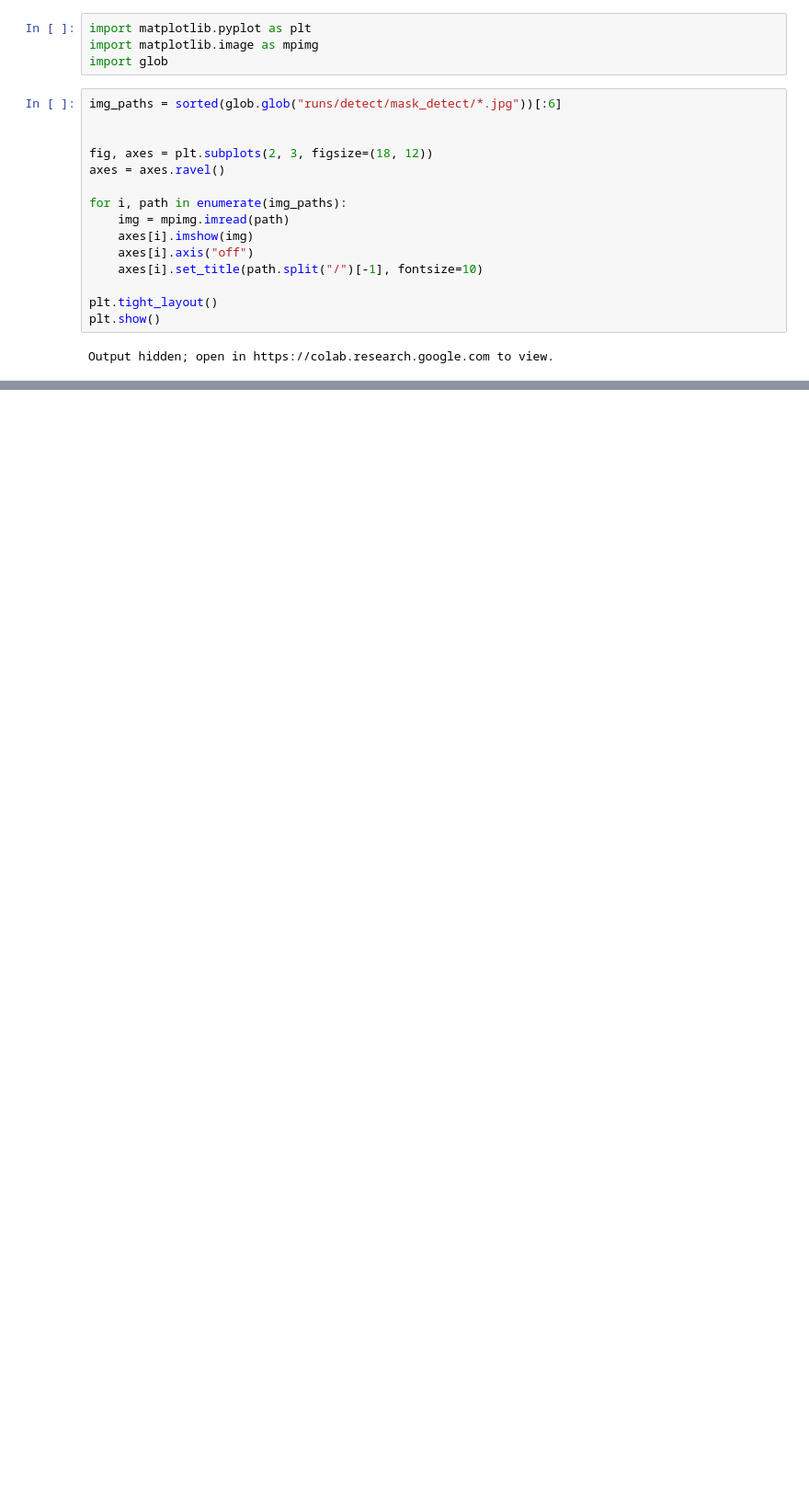
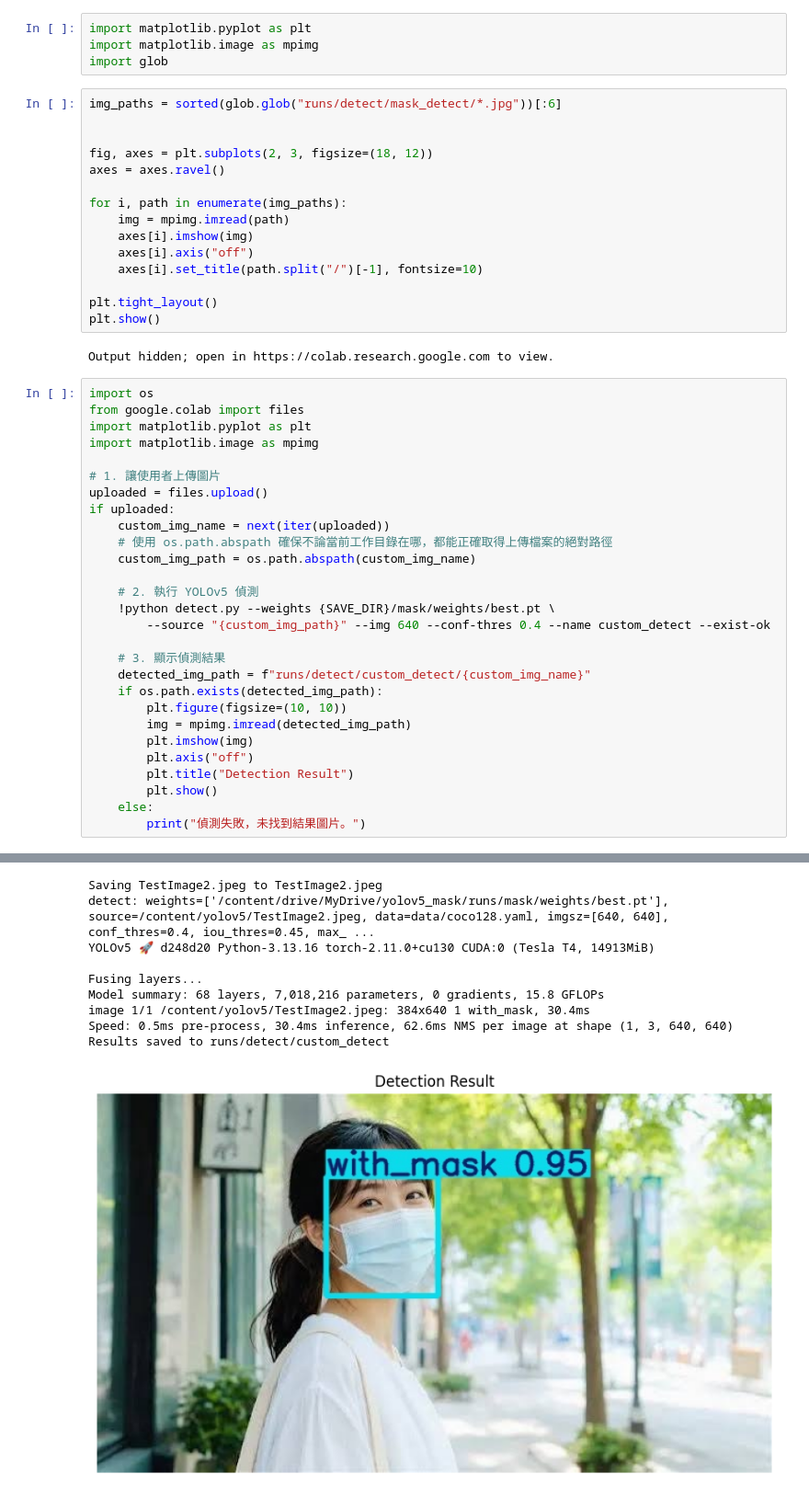
Before and after one commit to 11325017-ship-it/yolov5-mask-detection-colab, a Jupyter notebook: yolov5_mask_training.ipynb, the cells around one changed output, grey strips where cells are left out. Shown at 92% size. Saved outputs shown, nothing was run; the diff lists cells and outputs as text; blank space fills up the shorter version.

```diff
--- a/yolov5_mask_training.ipynb
+++ b/yolov5_mask_training.ipynb
@@ -144,3 +144,32 @@ plt.tight_layout()
 plt.show()
 # %% [output]
 Output hidden; open in https://colab.research.google.com to view.
+# %%
+import os
+from google.colab import files
+import matplotlib.pyplot as plt
+import matplotlib.image as mpimg
+
+# 1. 讓使用者上傳圖片
+uploaded = files.upload()
+if uploaded:
+    custom_img_name = next(iter(uploaded))
+    # 使用 os.path.abspath 確保不論當前工作目錄在哪，都能正確取得上傳檔案的絕對路徑
+    custom_img_path = os.path.abspath(custom_img_name)
+
+    # 2. 執行 YOLOv5 偵測
+    !python detect.py --weights {SAVE_DIR}/mask/weights/best.pt \
+        --source "{custom_img_path}" --img 640 --conf-thres 0.4 --name custom_detect --exist-ok
+
+    # 3. 顯示偵測結果
+    detected_img_path = f"runs/detect/custom_detect/{custom_img_name}"
+    if os.path.exists(detected_img_path):
+        plt.figure(figsize=(10, 10))
+        img = mpimg.imread(detected_img_path)
+        plt.imshow(img)
+        plt.axis("off")
+        plt.title("Detection Result")
+        plt.show()
+    else:
+        print("偵測失敗，未找到結果圖片。")
+# %% [output]
@@ -146,0 +177,10 @@ Output hidden; open in https://colab.research.google.com to view.
+Saving TestImage2.jpeg to TestImage2.jpeg
+detect: weights=['/content/drive/MyDrive/yolov5_mask/runs/mask/weights/best.pt'], source=/content/yolov5/TestImage2.jpeg, data=data/coco128.yaml, imgsz=[640, 640], conf_thres=0.4, iou_thres=0.45, max_ ...
+YOLOv5 🚀 d248d20 Python-3.13.16 torch-2.11.0+cu130 CUDA:0 (Tesla T4, 14913MiB)
+
+Fusing layers...
+Model summary: 68 layers, 7,018,216 parameters, 0 gradients, 15.8 GFLOPs
+image 1/1 /content/yolov5/TestImage2.jpeg: 384x640 1 with_mask, 30.4ms
+Speed: 0.5ms pre-process, 30.4ms inference, 62.6ms NMS per image at shape (1, 3, 640, 640)
+Results saved to runs/detect/custom_detect
+[figure, added]
```
Also changed, not shown: parts of 1 cell of this notebook, 4 other files.
